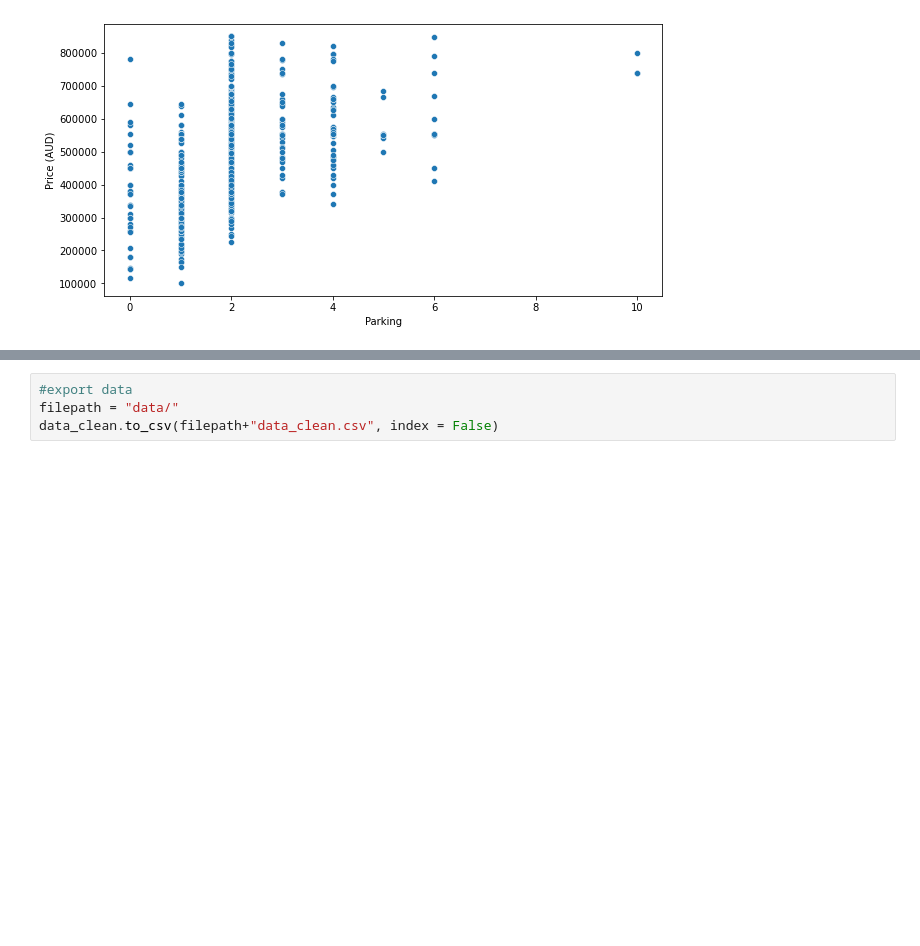
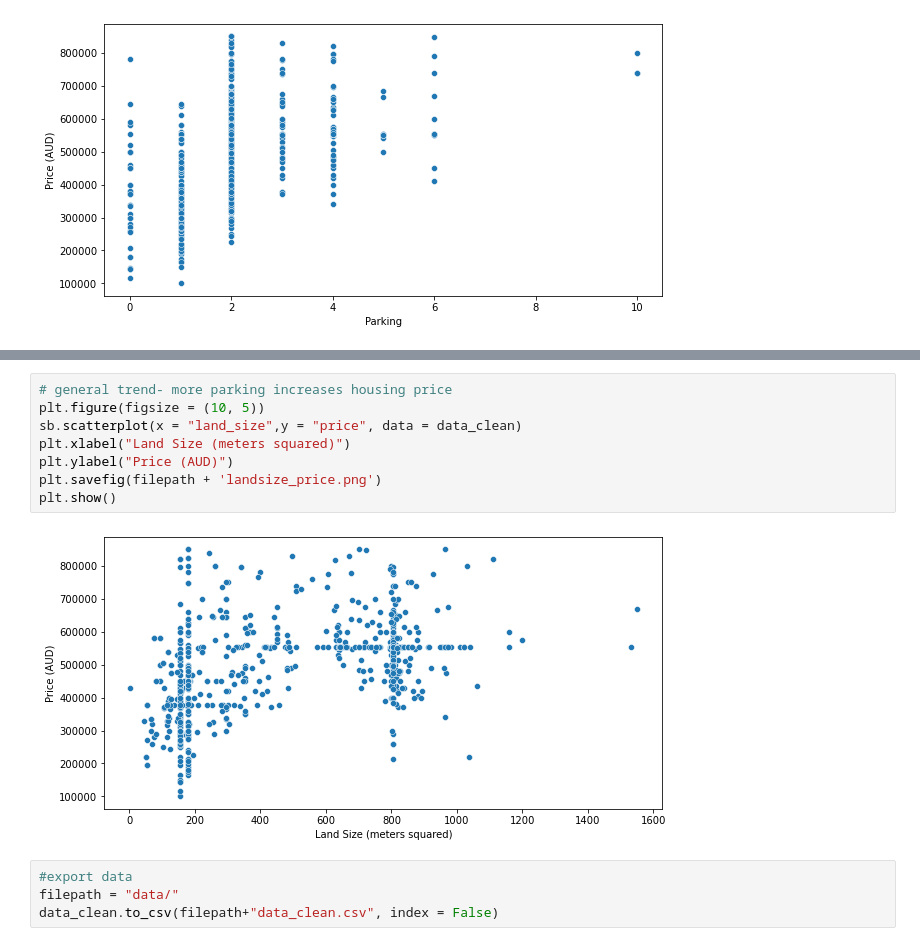
Before and after one commit to ayang-deloitte/Semester2Capstone, a Jupyter notebook: EDA.ipynb, the cells around one changed output, grey strips where cells are left out. Cells and saved outputs as stored; diff of their text form; blank space fills up the shorter version.

```diff
--- a/EDA.ipynb
+++ b/EDA.ipynb
@@ -479,3 +489,13 @@ plt.show()
+# %%
+# general trend- more parking increases housing price
+plt.figure(figsize = (10, 5))
+sb.scatterplot(x = "land_size",y = "price", data = data_clean)
+plt.xlabel("Land Size (meters squared)")
+plt.ylabel("Price (AUD)")
+plt.savefig(filepath + 'landsize_price.png')
+plt.show()
+# %% [output]
+[figure, added]
 # %%
 #export data
 filepath = "data/"
```
Also changed, not shown: parts of 2 cells of this notebook, 6 other files.
